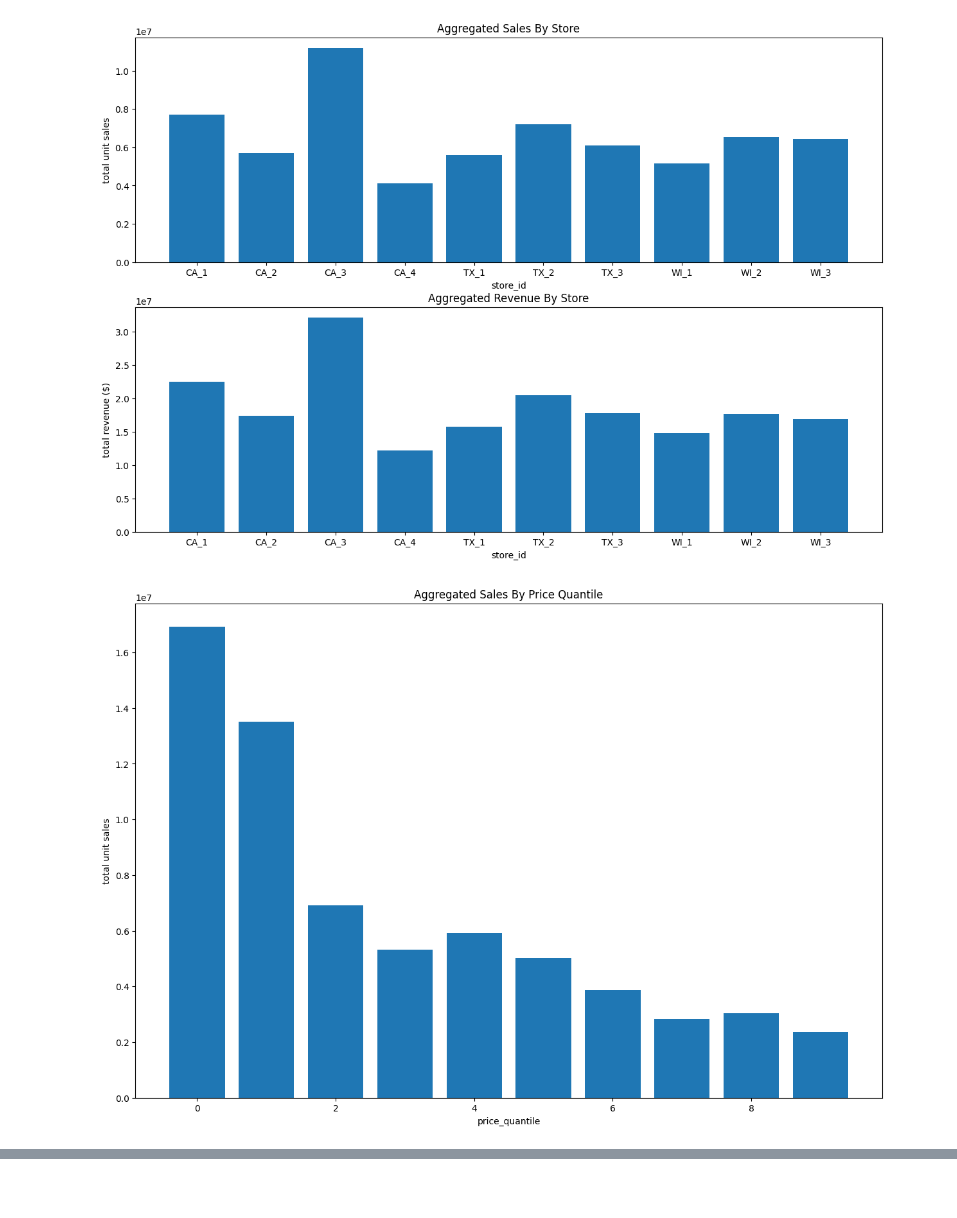
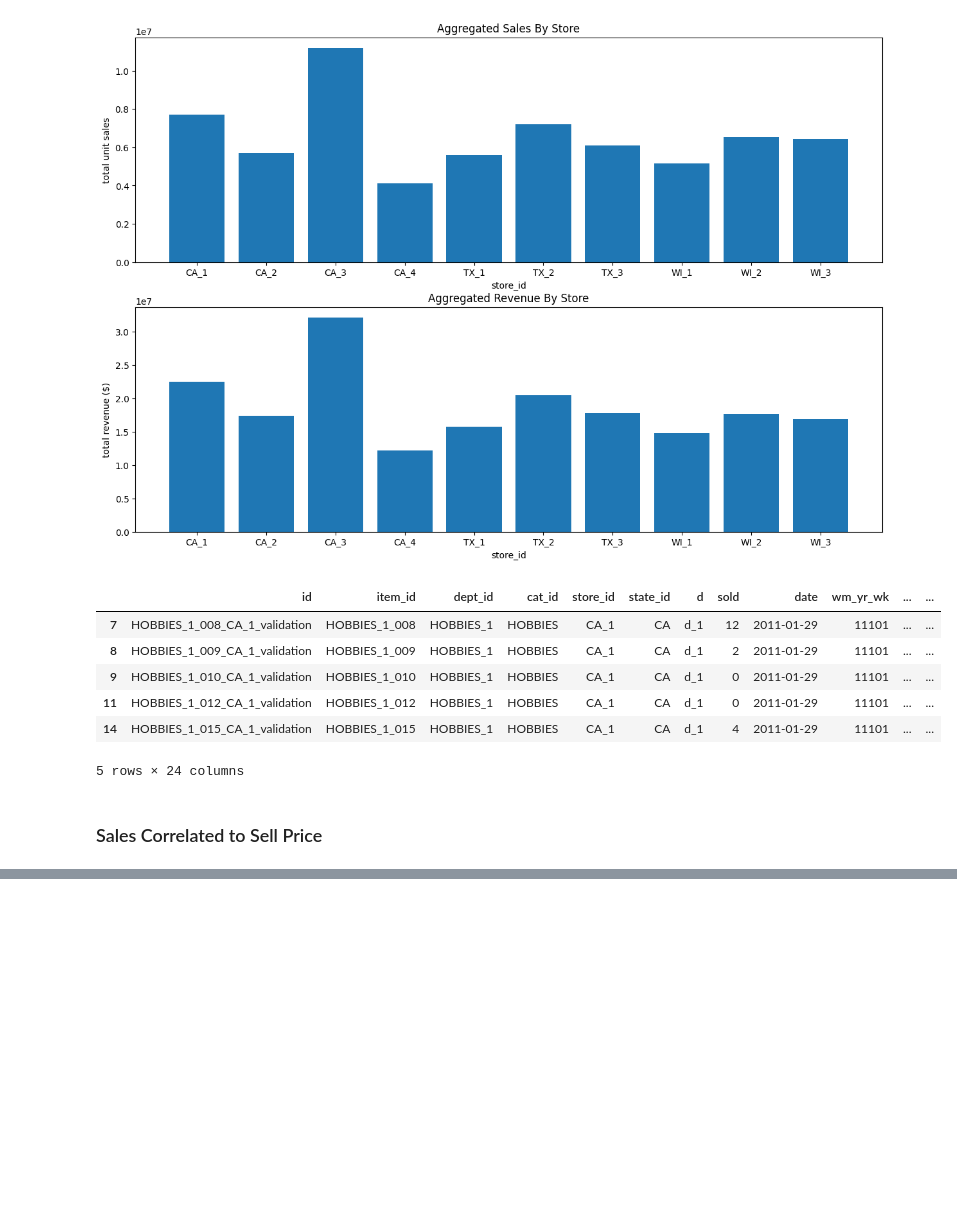
Before and after one commit to CodingNoob234/m5-forecasting-uncertainty, a Jupyter notebook: code/w_exploratory_data_analysis.ipynb, the cells around one changed output, grey strips where cells are left out. Cells and saved outputs as stored; diff of their text form; code cells hidden in the pictures; blank space fills up the shorter version.

```diff
--- a/code/w_exploratory_data_analysis.ipynb
+++ b/code/w_exploratory_data_analysis.ipynb
@@ -195,9 +259,22 @@ ax.set_ylabel("total revenue ($)")
 plt.show()
 # %% [output]
 [figure]
+# %%
+df["price_quantile"] = pd.qcut(df["sell_price"], 20, labels=[f'q_{round(i,2)}' for i in np.arange(0.05,1.05, 0.05)], )
+df.head(5)
+# %% [output]
+|  | id | item_id | dept_id | cat_id | store_id | state_id | d | sold | date | wm_yr_wk | ... | ... |
+| 7 | HOBBIES_1_008_CA_1_validation | HOBBIES_1_008 | HOBBIES_1 | HOBBIES | CA_1 | CA | d_1 | 12 | 2011-01-29 | 11101 | ... | ... |
+| 8 | HOBBIES_1_009_CA_1_validation | HOBBIES_1_009 | HOBBIES_1 | HOBBIES | CA_1 | CA | d_1 | 2 | 2011-01-29 | 11101 | ... | ... |
+| 9 | HOBBIES_1_010_CA_1_validation | HOBBIES_1_010 | HOBBIES_1 | HOBBIES | CA_1 | CA | d_1 | 0 | 2011-01-29 | 11101 | ... | ... |
+| 11 | HOBBIES_1_012_CA_1_validation | HOBBIES_1_012 | HOBBIES_1 | HOBBIES | CA_1 | CA | d_1 | 0 | 2011-01-29 | 11101 | ... | ... |
+| 14 | HOBBIES_1_015_CA_1_validation | HOBBIES_1_015 | HOBBIES_1 | HOBBIES | CA_1 | CA | d_1 | 4 | 2011-01-29 | 11101 | ... | ... |
+5 rows × 24 columns
+# %% [markdown]
+### Sales Correlated to Sell Price
 # %%
-df["price_quantile"] = pd.qcut(df["sell_price"], 10, labels=False)
-sales_by_price_quantile = df.groupby("price_quantile").agg({"sold": np.sum}).reset_index(drop=False)#.sort_values("price_quantile", ascending=True)
+sales_by_price_quantile = df.groupby(['price_quantile', 'd'])['sold'].sum().reset_index(drop=False)#.sort_values("price_quantile", ascending=True)
+sales_by_price_quantile = sales_by_price_quantile.groupby(['price_quantile'])['sold'].mean().reset_index(drop=False)
 
 fig, ax = plt.subplots(1,1, figsize = (15,10))
 ax.bar(sales_by_price_quantile.price_quantile, sales_by_price_quantile.sold)
@@ -205,5 +282,3 @@ ax.set_title("Aggregated Sales By Price Quantile")
 ax.set_xlabel("price_quantile")
 ax.set_ylabel("total unit sales")
 plt.show()
-# %% [output]
-[figure, removed]
```
Also changed, not shown: parts of 19 cells of this notebook, 4 other files.
